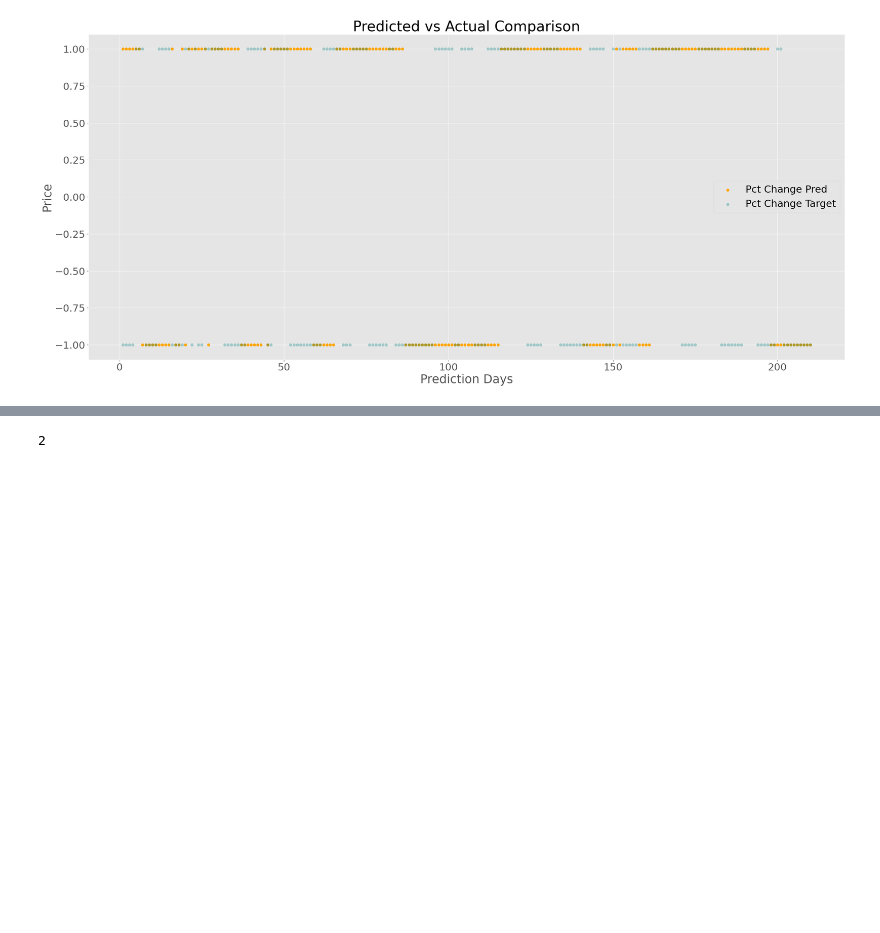
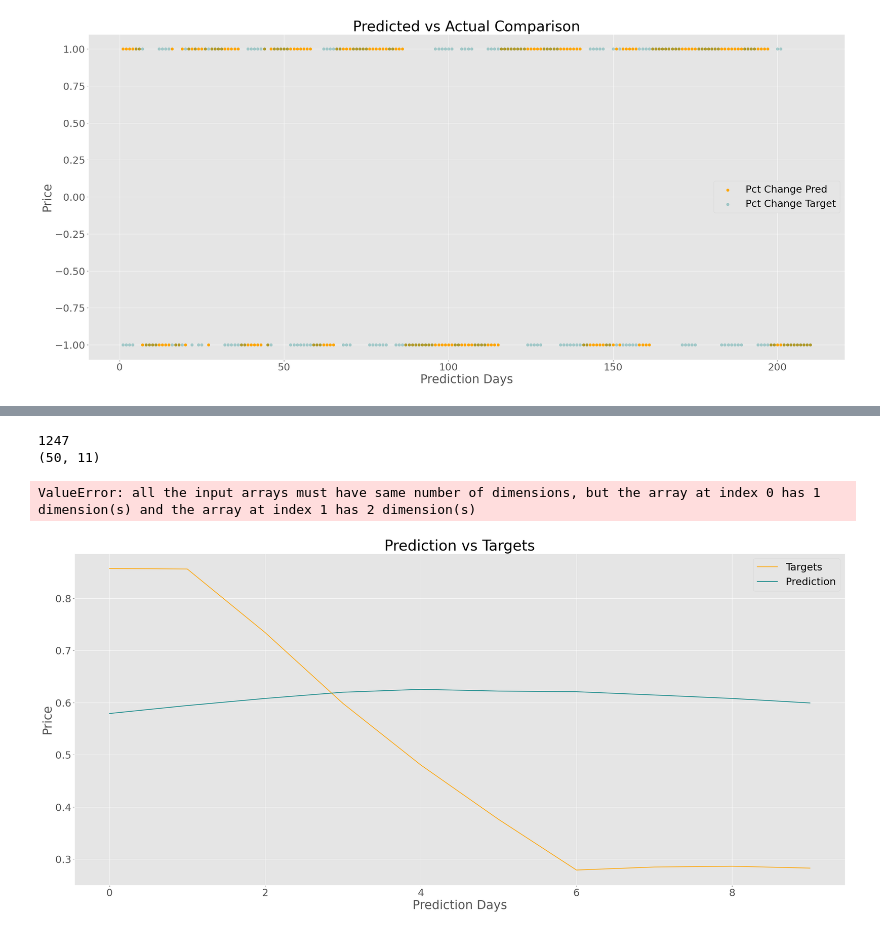
Before and after one commit to seantanken/GalvanizeRepo, a Jupyter notebook: stock_analyzer/percent_change_analysis.ipynb, the cells around one changed output, grey strips where cells are left out. Saved outputs shown, nothing was run; the diff lists cells and outputs as text; code cells hidden in the pictures; blank space fills up the shorter version.

Commit message:
testing data prep and prediction pipelines, working on updating the scaler to make it more accurate

```diff
--- a/stock_analyzer/percent_change_analysis.ipynb
+++ b/stock_analyzer/percent_change_analysis.ipynb
@@ -118,15 +138,43 @@ def get_holdout(df, holdout_size=0.2):
     data_df = df[:holdout_index].reset_index(drop=True)
     holdout_df  = df[(holdout_index):].reset_index(drop=True)
     return data_df, holdout_df
-# %%
-prepped_stock_df = pd.read_csv('C:/Users/seant/stock_analyzer/capstone_3/data/prepped_stock_df.csv', parse_dates=True)
-prepped_stock_df.drop(columns=['Unnamed: 0'], inplace=True)
-data_df, holdout_df = get_holdout(prepped_stock_df)
+# %%
+date = '2021-08-09' #week of 08-09 to 08-13
+
+if data['date_origin'].str.contains(date).any():
+    end_idx = data.index[data['date_origin'] == date][0]
+    print(end_idx)
+    start_idx = end_idx - 50
+    data_df = data.iloc[start_idx:end_idx]
+    print(data_df.shape)
+    target_price = round(data.iloc[end_idx]['AMZN_rolling_close'], 0)
+else:
+    print('not a correct date')
+# %% [output]
+1247
+(50, 11)
 # %%
 test_data = data_prep(data_df)
 # %%
 test_data.data_for_model(columns=['AMZN_vol', 'AMZN_rolling_close', 'GOOG_rolling_close'], test_size=1.0, shuffle=False)
-# %%
-test_data.test_method_2()
-# %% [output]
-2
+# %%
+prediction = amzn_model.predict(test_data.result['X_test'])
+# %%
+scaled_pred = scale_result(np.squeeze(prediction))
+# %% [output]
+ValueError: all the input arrays must have same number of dimensions, but the array at index 0 has 1 dimension(s) and the array at index 1 has 2 dimension(s)
+# %%
+plt.rcParams.update({'font.size': 22})
+fig, ax = plt.subplots(figsize=(30, 13))
+ax.set_title("Prediction vs Targets")
+ax.plot(test_data.result['y_test'], color='orange', label='Targets')
+ax.plot(prediction, color='teal', label='Prediction')
+ax.plot(scaled_pred, color='red', label='Scaled Prediction')
+ax.legend(loc='upper right')
+
+ax.set_xlabel('Prediction Days')
+ax.set_ylabel('Price')
+
+plt.show()
+# %% [output]
+[figure, added]
```
Also changed, not shown: parts of 4 cells of this notebook, 6 other files.
